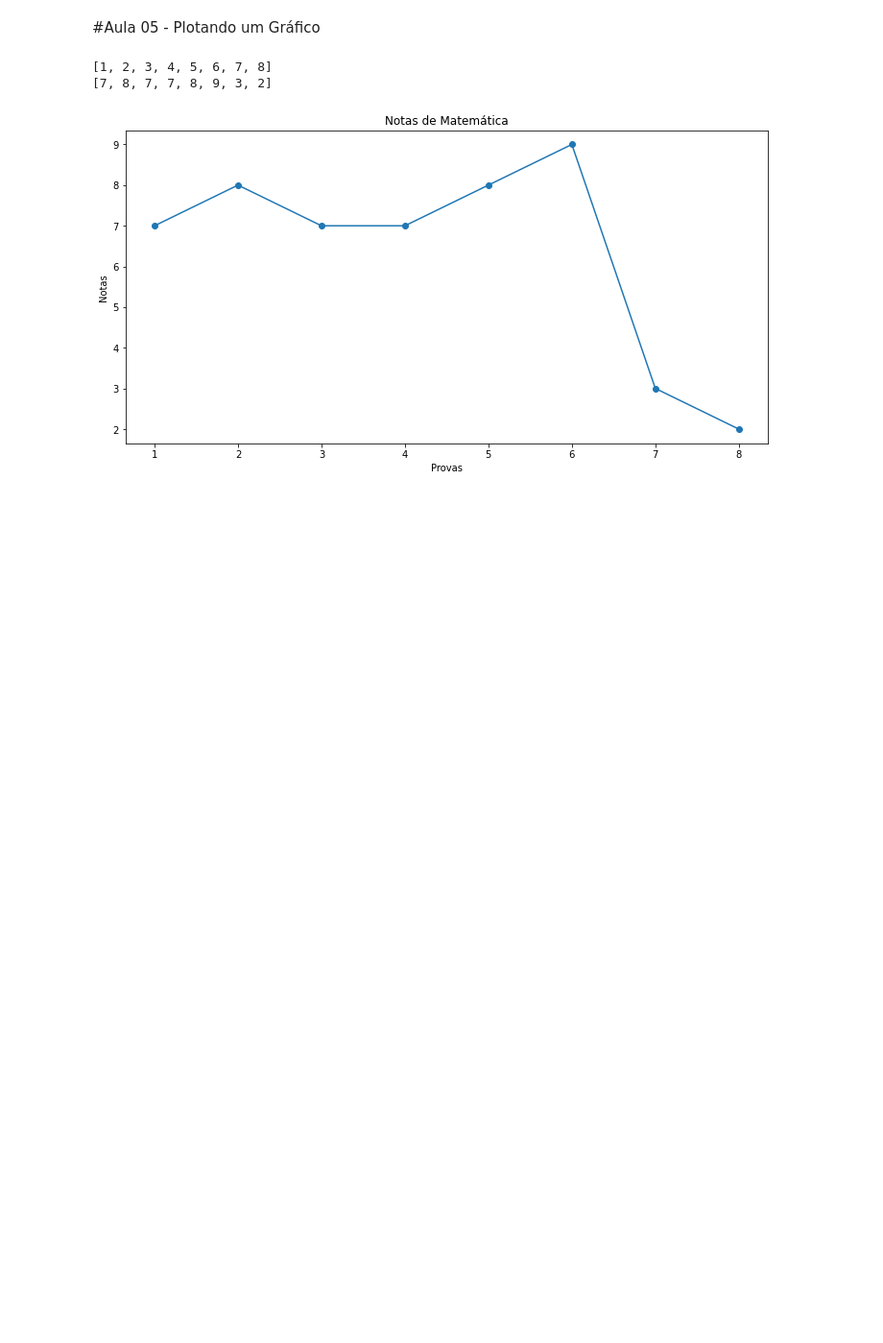
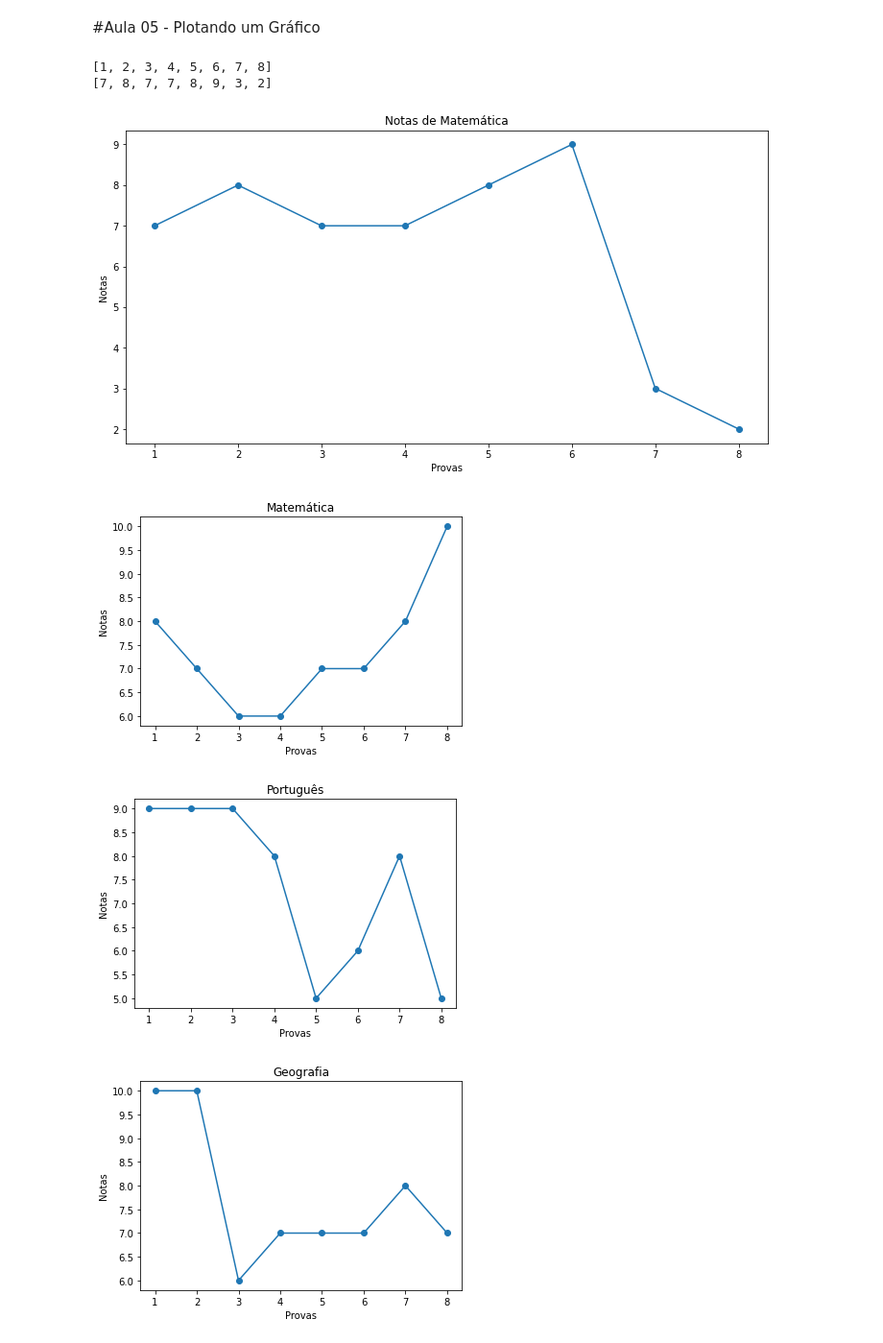
Before and after one commit to ClarisseAlvarenga/data_science_alura_cursos, a Jupyter notebook: Python_para_Data_Science_Alura_Primeiros_Passos.ipynb, the cells around one changed output. Shown: that part at 96% size. Cells and saved outputs as stored; diff of their text form; code cells hidden in the pictures; blank space fills up the shorter version.

```diff
--- a/Python_para_Data_Science_Alura_Primeiros_Passos.ipynb
+++ b/Python_para_Data_Science_Alura_Primeiros_Passos.ipynb
@@ -435,3 +435,22 @@ plt.ylabel('Notas')
 plt.show()
 # %% [output]
 [figure]
+# %%
+notas_matematica = ['Matemática',8,7,6,6,7,7,8,10]
+notas_portugues = ['Português',9,9,9,8,5,6,8,5]
+notas_geografia = ['Geografia',10,10,6,7,7,7,8,7]
+
+notas = [notas_matematica, notas_portugues, notas_geografia]
+# %%
+for nota in notas:
+ x = list(range(1, 9))
+ y = nota[1:]
+ plt.plot(x, y, marker='o')
+ plt.xlabel('Provas')
+ plt.ylabel('Notas')
+ plt.title(nota[0])
+ plt.show()
+# %% [output]
+[figure, added]
+[figure, added]
+[figure, added]
```
